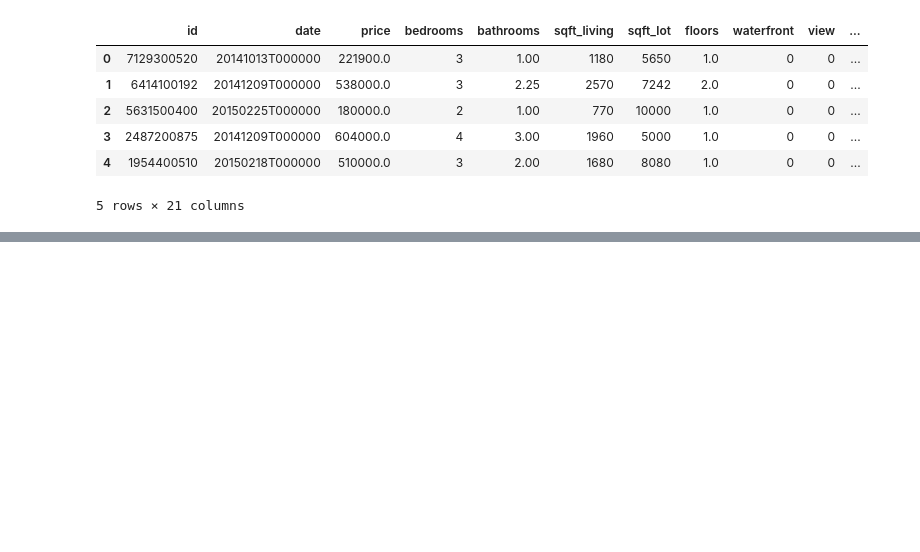
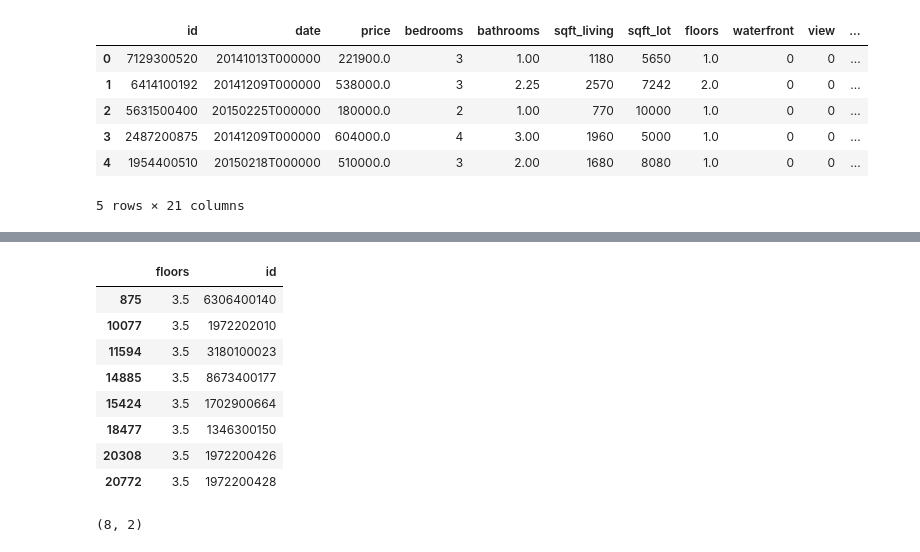
Before and after one commit to TiagoSolon/House_Rocket_Sales, a Jupyter notebook: TESTE_COMM_PYTHON.ipynb, the cells around one changed output, grey strips where cells are left out. Cells and saved outputs as stored; diff of their text form; code cells hidden in the pictures; blank space fills up the shorter version.

```diff
--- a/TESTE_COMM_PYTHON.ipynb
+++ b/TESTE_COMM_PYTHON.ipynb
@@ -61,0 +127,19 @@ dtype: int64
+# %%
+# use o exemplo abaixo para exibir os dados de valores filtrados definidos a partir de uma coluna.
+
+df [df['floors'] == 3.5][['floors','id']].head(10)
+# %% [output]
+|  | floors | id |
+| 875 | 3.5 | 6306400140 |
+| 10077 | 3.5 | 1972202010 |
+| 11594 | 3.5 | 3180100023 |
+| 14885 | 3.5 | 8673400177 |
+| 15424 | 3.5 | 1702900664 |
+| 18477 | 3.5 | 1346300150 |
+| 20308 | 3.5 | 1972200426 |
+| 20772 | 3.5 | 1972200428 |
+# %%
+# use o exemplo abaixo para contar os dados de valores filtrados definidos a partir de uma coluna.
+df [df['floors'] == 3.5][['floors','id']].shape
+# %% [output]
+(8, 2)
```
Also changed, not shown: parts of 20 cells of this notebook, 4 other files.
